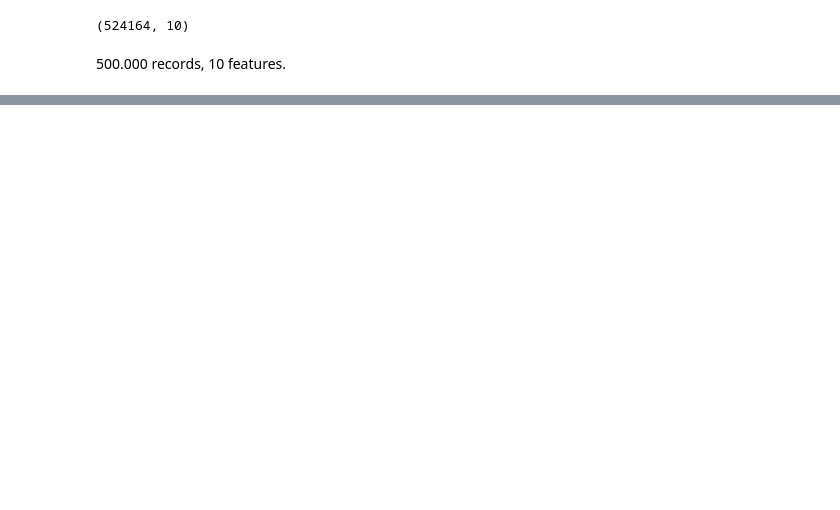
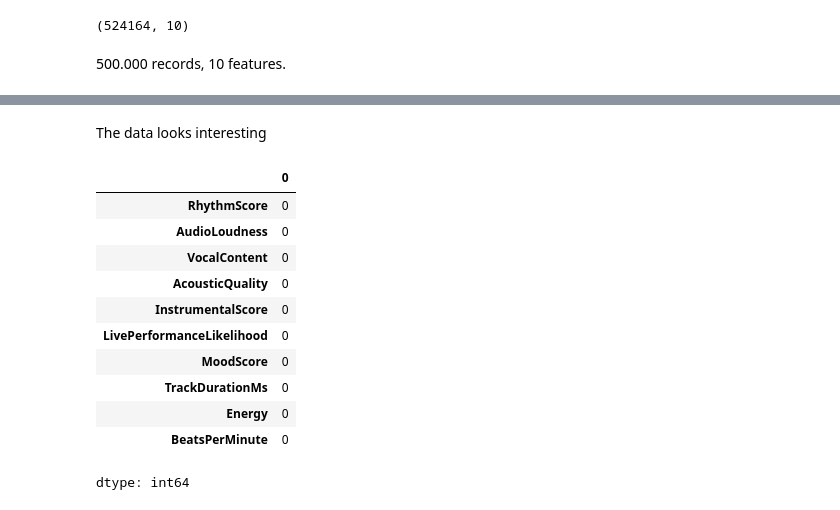
Before and after one commit to simon-mellergaard/datasimon, a Jupyter notebook: Kaggle competitions/Predicting-beats.ipynb, the cells around one changed output, grey strips where cells are left out. Drawn from its saved outputs; the diff is of its cells as text; code cells hidden in the pictures; blank space fills up the shorter version.

```diff
--- a/Kaggle competitions/Predicting-beats.ipynb
+++ b/Kaggle competitions/Predicting-beats.ipynb
@@ -46,0 +65,17 @@ data.shape
+# %% [markdown]
+The data looks interesting
+# %%
+data_raw.isna().sum()
+# %% [output]
+|  | 0 |
+| RhythmScore | 0 |
+| AudioLoudness | 0 |
+| VocalContent | 0 |
+| AcousticQuality | 0 |
+| InstrumentalScore | 0 |
+| LivePerformanceLikelihood | 0 |
+| MoodScore | 0 |
+| TrackDurationMs | 0 |
+| Energy | 0 |
+| BeatsPerMinute | 0 |
+dtype: int64
```
Also changed, not shown: parts of 7 cells of this notebook.
